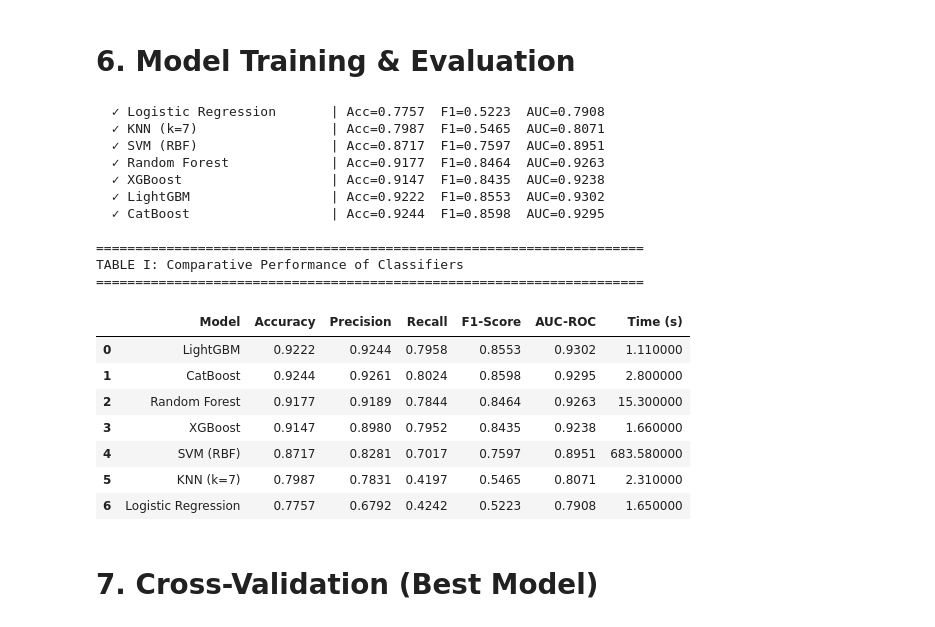
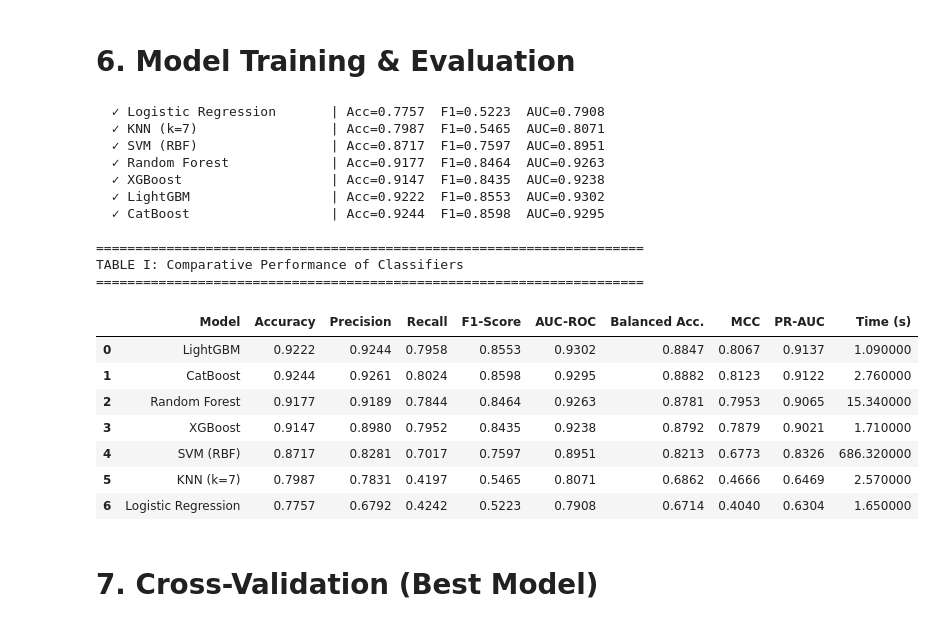
Before and after one commit to FardinBari26/My_work, a Jupyter notebook: ecommerce-customer-behavior-dataset-ml.ipynb, the cells around one changed output. Saved outputs shown, nothing was run; the diff lists cells and outputs as text; code cells hidden in the pictures.

```diff
--- a/ecommerce-customer-behavior-dataset-ml.ipynb
+++ b/ecommerce-customer-behavior-dataset-ml.ipynb
@@ -390,7 +408,10 @@ def evaluate(model, Xtr, Xte, ytr, yte, name):
         "Recall":    round(recall_score(yte, pred), 4),
         "F1-Score":  round(f1_score(yte, pred), 4),
         "AUC-ROC":   round(roc_auc_score(yte, prob), 4),
-        "Time (s)":  round(elapsed, 2)
+        "Balanced Acc.": round(balanced_accuracy_score(yte, pred), 4),
+        "MCC": round(matthews_corrcoef(yte, pred), 4),
+        "PR-AUC": round(average_precision_score(yte, prob), 4),
+        "Time (s)": round(elapsed, 2)
     }
 
 # ─── Define Classifiers ───
@@ -402,7 +423,7 @@ models = {
     "XGBoost":             xgb.XGBClassifier(n_estimators=300, tree_method="hist",
                                              n_jobs=-1, random_state=SEED, eval_metric="logloss"),
     "LightGBM":            lgb.LGBMClassifier(n_estimators=300, n_jobs=-1, random_state=SEED, verbose=-1),
-    "CatBoost":            CatBoostClassifier(iterations=300, verbose=0, random_state=SEED),
+    "CatBoost":            cb.CatBoostClassifier(iterations=300, verbose=0, random_state=SEED),
 }
 
 # ─── SVM Subsampling (scalability) ───
@@ -410,43 +431,45 @@ models = {
 # svm_idx = np.random.choice(len(X_train_s), size=SVM_SAMPLE, replace=False)
 
 # ─── Train & Evaluate All Models ───
 results = []
 for name, mdl in models.items():
         # Use all training rows for all models
     Xtr = X_train_s
     ytr = y_train
     # Xtr = X_train_s[svm_idx] if "SVM" in name else X_train_s
     # ytr = y_train.iloc[svm_idx] if "SVM" in name else y_train
     row = evaluate(mdl, Xtr, X_test_s, ytr, y_test, name)
     results.append(row)
     print(f"  ✓ {name:25s} | Acc={row['Accuracy']:.4f}  F1={row['F1-Score']:.4f}  AUC={row['AUC-ROC']:.4f}")
 
 results_df = pd.DataFrame(results).sort_values("AUC-ROC", ascending=False).reset_index(drop=True)
 print("\n" + "="*70)
 print("TABLE I: Comparative Performance of Classifiers")
 print("="*70)
-display(results_df.style.background_gradient(cmap="YlGn", subset=["Accuracy", "F1-Score", "AUC-ROC"])
-                        .format(precision=4, subset=["Accuracy", "Precision", "Recall", "F1-Score", "AUC-ROC"]))
+display(results_df.style.background_gradient(
+    cmap="YlGn",
+    subset=[ "Accuracy","Precision","Recall","F1-Score","AUC-ROC","Balanced Acc.","MCC","PR-AUC"])
+    .format(precision=4, subset=[ "Accuracy","Precision","Recall","F1-Score","AUC-ROC","Balanced Acc.","MCC","PR-AUC"]))
 # %% [output]
   ✓ Logistic Regression       | Acc=0.7757  F1=0.5223  AUC=0.7908
   ✓ KNN (k=7)                 | Acc=0.7987  F1=0.5465  AUC=0.8071
   ✓ SVM (RBF)                 | Acc=0.8717  F1=0.7597  AUC=0.8951
   ✓ Random Forest             | Acc=0.9177  F1=0.8464  AUC=0.9263
   ✓ XGBoost                   | Acc=0.9147  F1=0.8435  AUC=0.9238
   ✓ LightGBM                  | Acc=0.9222  F1=0.8553  AUC=0.9302
   ✓ CatBoost                  | Acc=0.9244  F1=0.8598  AUC=0.9295
 
 ======================================================================
 TABLE I: Comparative Performance of Classifiers
 ======================================================================
-|  | Model | Accuracy | Precision | Recall | F1-Score | AUC-ROC | Time (s) |
-| 0 | LightGBM | 0.9222 | 0.9244 | 0.7958 | 0.8553 | 0.9302 | 1.110000 |
-| 1 | CatBoost | 0.9244 | 0.9261 | 0.8024 | 0.8598 | 0.9295 | 2.800000 |
-| 2 | Random Forest | 0.9177 | 0.9189 | 0.7844 | 0.8464 | 0.9263 | 15.300000 |
-| 3 | XGBoost | 0.9147 | 0.8980 | 0.7952 | 0.8435 | 0.9238 | 1.660000 |
-| 4 | SVM (RBF) | 0.8717 | 0.8281 | 0.7017 | 0.7597 | 0.8951 | 683.580000 |
-| 5 | KNN (k=7) | 0.7987 | 0.7831 | 0.4197 | 0.5465 | 0.8071 | 2.310000 |
-| 6 | Logistic Regression | 0.7757 | 0.6792 | 0.4242 | 0.5223 | 0.7908 | 1.650000 |
+|  | Model | Accuracy | Precision | Recall | F1-Score | AUC-ROC | Balanced Acc. | MCC | PR-AUC | Time (s) |
+| 0 | LightGBM | 0.9222 | 0.9244 | 0.7958 | 0.8553 | 0.9302 | 0.8847 | 0.8067 | 0.9137 | 1.090000 |
+| 1 | CatBoost | 0.9244 | 0.9261 | 0.8024 | 0.8598 | 0.9295 | 0.8882 | 0.8123 | 0.9122 | 2.760000 |
+| 2 | Random Forest | 0.9177 | 0.9189 | 0.7844 | 0.8464 | 0.9263 | 0.8781 | 0.7953 | 0.9065 | 15.340000 |
+| 3 | XGBoost | 0.9147 | 0.8980 | 0.7952 | 0.8435 | 0.9238 | 0.8792 | 0.7879 | 0.9021 | 1.710000 |
+| 4 | SVM (RBF) | 0.8717 | 0.8281 | 0.7017 | 0.7597 | 0.8951 | 0.8213 | 0.6773 | 0.8326 | 686.320000 |
+| 5 | KNN (k=7) | 0.7987 | 0.7831 | 0.4197 | 0.5465 | 0.8071 | 0.6862 | 0.4666 | 0.6469 | 2.570000 |
+| 6 | Logistic Regression | 0.7757 | 0.6792 | 0.4242 | 0.5223 | 0.7908 | 0.6714 | 0.4040 | 0.6304 | 1.650000 |
 # %% [markdown]
 # 7. Cross-Validation (Best Model)
 # %%
```
Also changed, not shown: parts of 22 cells of this notebook.
